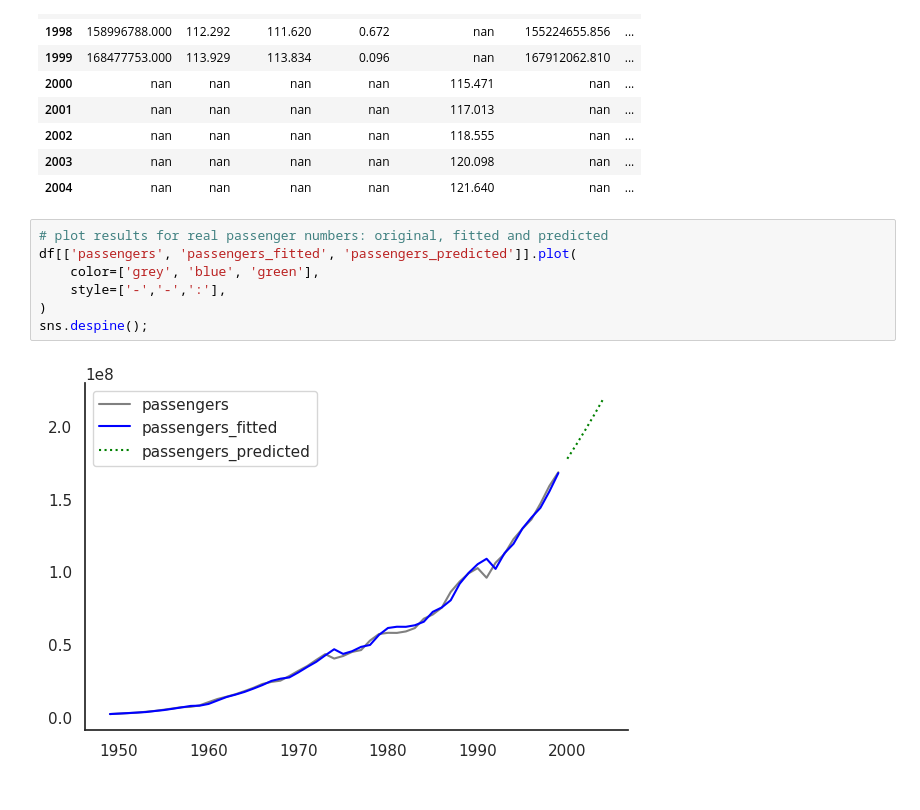
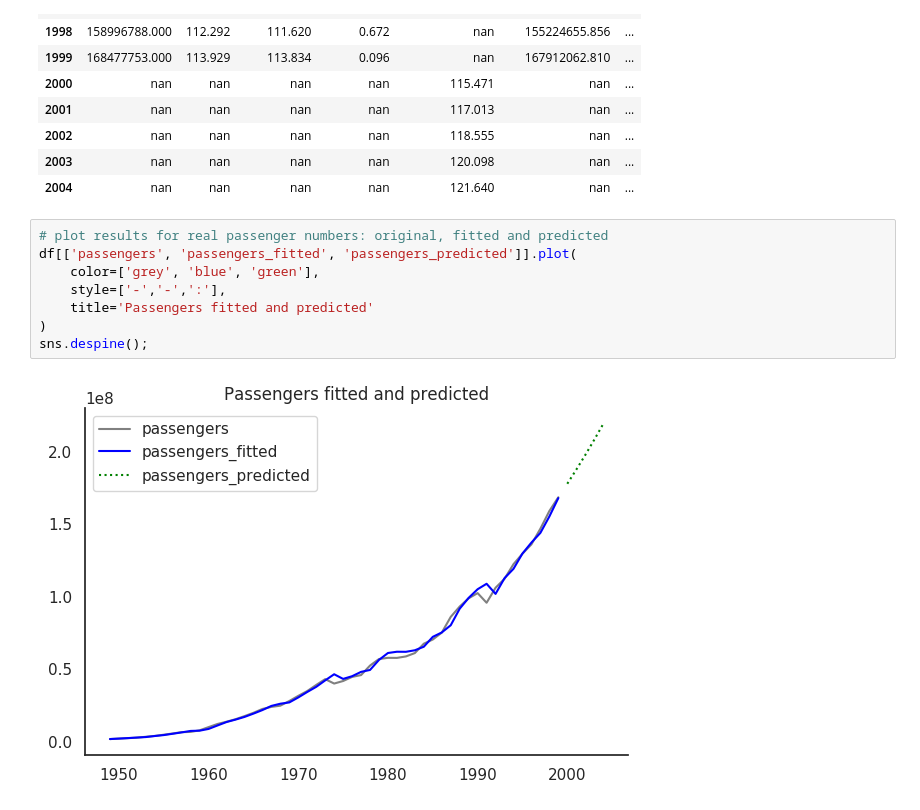
Before and after one commit to SandervandenOord/M249, a Jupyter notebook: notebooks/5_1_Holt_Exponential_Smoothing.ipynb, the cells around one changed output. Cells and saved outputs as stored; diff of their text form.

```diff
--- a/notebooks/5_1_Holt_Exponential_Smoothing.ipynb
+++ b/notebooks/5_1_Holt_Exponential_Smoothing.ipynb
@@ -136,9 +140,10 @@ df.tail(10)
 # %%
 # plot results for real passenger numbers: original, fitted and predicted
 df[['passengers', 'passengers_fitted', 'passengers_predicted']].plot(
     color=['grey', 'blue', 'green'],
     style=['-','-',':'],
+    title='Passengers fitted and predicted'
 )
 sns.despine();
 # %% [output]
-[figure, old version]
+[figure, new version]
```
Also changed, not shown: parts of 9 cells of this notebook.
